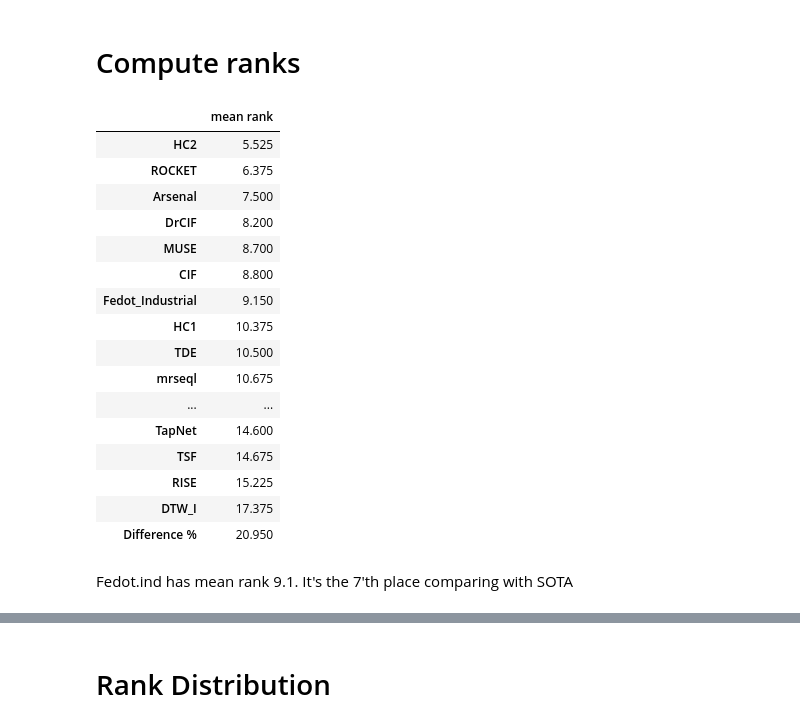
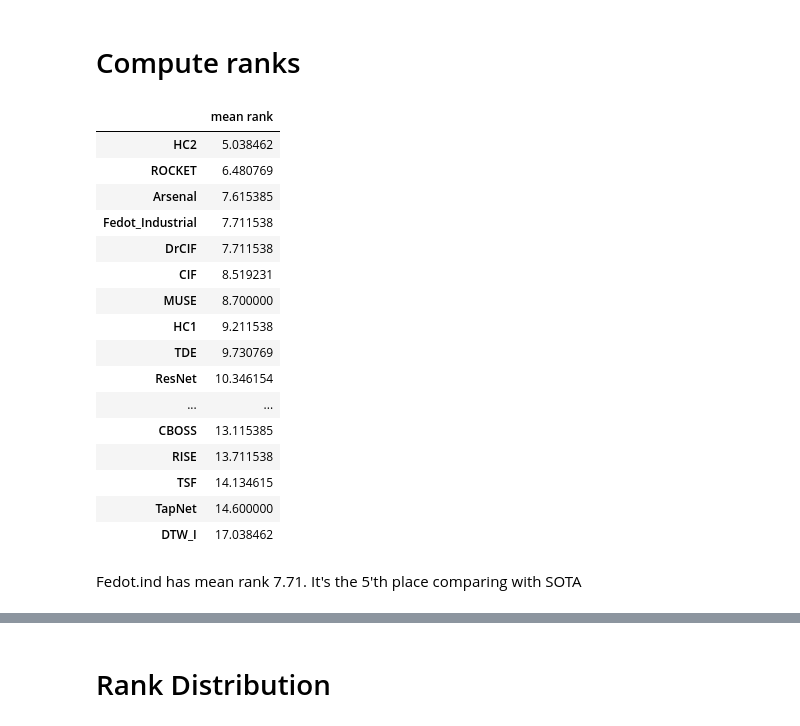
Before and after one commit to aimclub/Fedot.Industrial, a Jupyter notebook: examples/benchmark_example/analysis of results/analysis_multi_clf.ipynb, the cells around one changed output, grey strips where cells are left out. Saved outputs shown, nothing was run; the diff lists cells and outputs as text; code cells hidden in the pictures.

```diff
--- a/examples/benchmark_example/analysis of results/analysis_multi_clf.ipynb
+++ b/examples/benchmark_example/analysis of results/analysis_multi_clf.ipynb
@@ -41,0 +7,37 @@ StandWalkJump
+# %%
+path_to_datasets = PROJECT_PATH + '/benchmark/results/ts_multi_classification'
+path_to_results = PROJECT_PATH + '/benchmark/results/time_series_multI_clf_comparasion_241223.csv'
+path_to_server_results_2024 = PROJECT_PATH+'/benchmark/results/server_results/ts_multi_classification'
+clf_comp = pd.read_csv(path_to_results, sep=';',decimal='.', index_col=0).iloc[:, :-3]
+clf_comp['Fedot_Industrial'] = clf_comp['Fedot_Ind'].astype(float)
+del clf_comp['Fedot_Ind']
+# %%
+list_of_dataset = list(set([*os.listdir(path_to_server_results_2024),*os.listdir(path_to_datasets)]))
+# %%
+for i in list_of_dataset:
+    try:
+        if i in os.listdir(path_to_datasets):
+            metric_report = Path(path_to_datasets, i, 'metrics_report.csv')
+            data = pd.read_csv(metric_report, index_col=0)
+            new_metric = float(data.loc[i, ['Fedot_Industrial']].values)
+        else:
+            new_metric = 0
+        if i in os.listdir(path_to_server_results_2024):
+            metric_report_server = Path(path_to_server_results_2024, i, 'metrics_report.csv')
+            data_server = pd.read_csv(metric_report_server, index_col=0)
+            new_metric_server = float(data_server.loc[i, ['Fedot_Industrial']].values)
+        else:
+            new_metric_server = 0
+        old_metric = float(clf_comp.loc[i, ['Fedot_Industrial']].values)
+        best_metric =  max(old_metric,new_metric_server,new_metric)
+        print(f'-----------------------------------------------------\n'
+              f'Result for dataset - {i}\n'
+              f'old_metric - {old_metric}\n'
+              f'new metric - {new_metric}\n'
+              f'server metric - {new_metric_server}\n'
+              f'best_metric - {best_metric}\n'
+              f'-----------------------------------------------------\n')
+        clf_comp.loc[i, ['Fedot_Industrial']] = best_metric
+    except Exception as e:
+        print(f"{e}")
+        print(f"{i}")
@@ -102,28 +122,28 @@ clf_comp
 # %% [markdown]
 # Compute ranks
 # %%
-clear_csv = clf_comp.iloc[:, :-2]
+clear_csv = clf_comp.iloc[:, :-3]
 pd.DataFrame(clear_csv.rank(axis=1, ascending=False).mean(axis=0).sort_values(), columns=['mean rank'])
 # %% [output]
 |  | mean rank |
-| HC2 | 5.525 |
-| ROCKET | 6.375 |
-| Arsenal | 7.500 |
-| DrCIF | 8.200 |
-| MUSE | 8.700 |
-| CIF | 8.800 |
-| Fedot_Industrial | 9.150 |
-| HC1 | 10.375 |
-| TDE | 10.500 |
-| mrseql | 10.675 |
+| HC2 | 5.038462 |
+| ROCKET | 6.480769 |
+| Arsenal | 7.615385 |
+| Fedot_Industrial | 7.711538 |
+| DrCIF | 7.711538 |
+| CIF | 8.519231 |
+| MUSE | 8.700000 |
+| HC1 | 9.211538 |
+| TDE | 9.730769 |
+| ResNet | 10.346154 |
 | ... | ... |
-| TapNet | 14.600 |
-| TSF | 14.675 |
-| RISE | 15.225 |
-| DTW_I | 17.375 |
-| Difference % | 20.950 |
+| CBOSS | 13.115385 |
+| RISE | 13.711538 |
+| TSF | 14.134615 |
+| TapNet | 14.600000 |
+| DTW_I | 17.038462 |
 # %% [markdown]
-Fedot.ind has mean rank 9.1. It's the 7'th place comparing with SOTA
+Fedot.ind has mean rank 7.71. It's the 5'th place comparing with SOTA
 # %%
 top_1 = pd.DataFrame(clear_csv.T.apply(lambda x: x.nlargest(1)).notnull().sum(axis=1).sort_values(ascending=False), columns = ['top-1']).fillna(0)
 top_3 = pd.DataFrame(clear_csv.T.apply(lambda x: x.nlargest(3)).notnull().sum(axis=1).sort_values(ascending=False), columns = ['top-3'])
```
Also changed, not shown: parts of 12 cells of this notebook, 7 other files.
